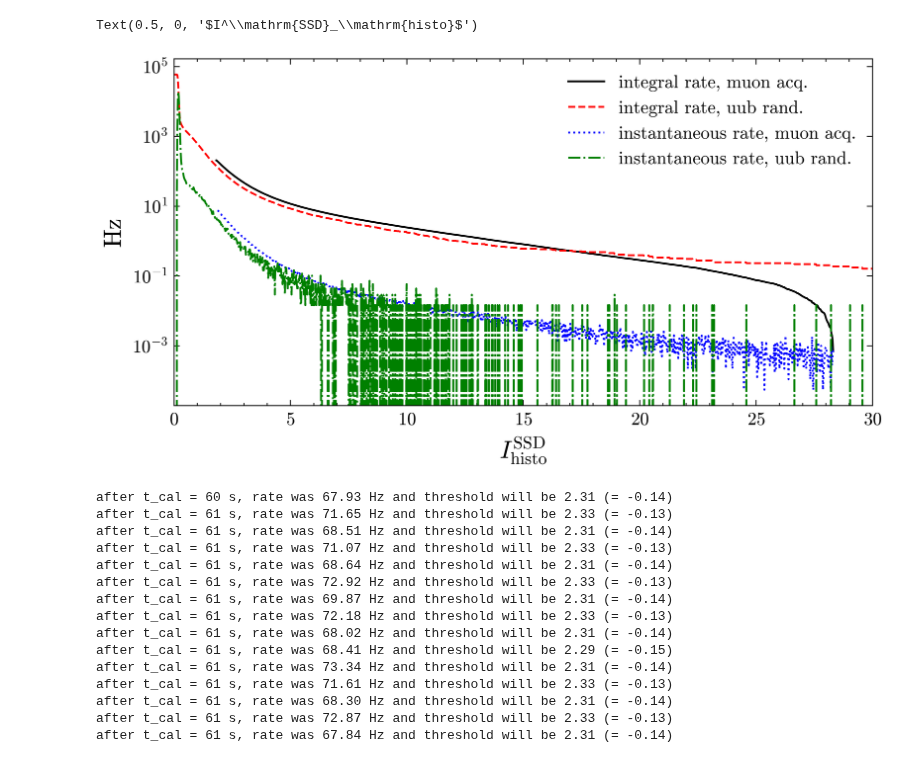
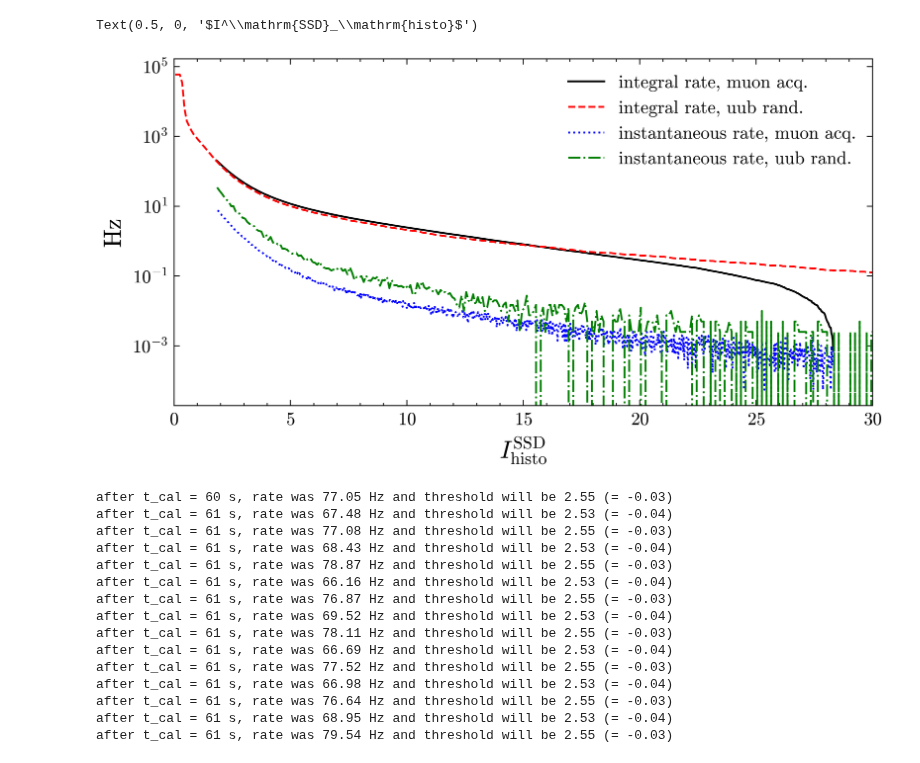
Before and after one commit to Quizznor/phd-thesis, a Jupyter notebook: Projects/CorrectionFactor/toy_mc.ipynb, the cells around one changed output. Saved outputs shown, nothing was run; the diff lists cells and outputs as text; code cells hidden in the pictures.

```diff
--- a/Projects/CorrectionFactor/toy_mc.ipynb
+++ b/Projects/CorrectionFactor/toy_mc.ipynb
@@ -30,34 +30,35 @@ from scipy.stats import landau
 # %%
 x, y = np.loadtxt('mean_rates_t3_mip.txt', unpack=True)
-obj = tools.pickle_load('pulse_height_distribution.pkl')[0]
-x_rand, y_rand = obj[:, 0], np.cumsum(obj[:, 1][::-1])[::-1]
-inst_y_rand = -np.diff(y_rand[1:])
+# obj = tools.pickle_load('pulse_height_distribution.pkl')[0]
+x_rand, y_rand, y_err = tools.pickle_load(f'pulse_heights_randoms.pkl')
+y_rand = np.cumsum(y_rand[::-1])[::-1]
 
 inst_y = -np.diff(y[1:])
+inst_y_rand = -np.diff(y_rand[1:])
 
 def llandau(x, norm, loc, scale, suppression, cutoff):
     return norm * landau(loc, scale).pdf(x) * (1 - expit((x-cutoff)*suppression))
 
 popt, pcov = curve_fit(llandau, x[2:], inst_y,
                        bounds=([0, 0, 0, 0, 0],[np.inf, np.inf, np.inf, np.inf, np.inf]),
                        p0=[31.88461781, 1.71248985, 0.34490904, 0., 0],
                        sigma=np.sqrt(inst_y/60))
 
 plt.plot(x, y, label='integral rate, muon acq.')
 plt.plot(x_rand, y_rand, label='integral rate, uub rand.', marker='none')
 plt.plot(x[2:], inst_y, label='instantaneous rate, muon acq.', marker='none')
-plt.plot(x_rand[2:], inst_y_rand, label='instantaneous rate, uub rand.', marker='none')
+plt.plot(x_rand[18:], inst_y_rand[16:], label='instantaneous rate, uub rand.', marker='none')
 # plt.plot(x[2:], llandau(x[2:], *popt), label='instantaneous fit', marker='none')
 # plt.plot(x[2:], int_fit(x[2:]), label='fit integral', marker='none')
 
 plt.legend()
 plt.xlim(0, 30)
 plt.ylabel("Hz")
 plt.yscale('log')
 plt.xlabel("$I^\mathrm{SSD}_\mathrm{histo}$")
 # %% [output]
 Text(0.5, 0, '$I^\\mathrm{SSD}_\\mathrm{histo}$')
-[figure, old version]
+[figure, new version]
 # %%
 # from data
 
@@ -110,13 +111,11 @@ while t_cal <= 60 or n_repeat:
         print(f"after {t_cal = } s, rate was {trigger_rate:.2f} Hz and threshold will be {t_70:.2f} (= {t_70/2.64-1:.2f})")
 # %%
 # from randoms
-
-# from data
 
 t_cal = 10
 t_70 = 50 / 48.94       # real world values
 adjust = 0.2 / 48.94    # maybe this has an influence?
-i_ssd, inst_rate = x_rand[72:], inst_y_rand[70:]
+i_ssd, inst_rate = x_rand[18:], inst_y_rand[16:]
 n_repeat = 15
 
 while t_cal <= 60 or n_repeat:
@@ -159,21 +158,21 @@ while t_cal <= 60 or n_repeat:
 
         print(f"after {t_cal = } s, rate was {trigger_rate:.2f} Hz and threshold will be {t_70:.2f} (= {(t_70 - 2.64)/t_70:.2f})")
 # %% [output]
-after t_cal = 60 s, rate was 67.93 Hz and threshold will be 2.31 (= -0.14)
-after t_cal = 61 s, rate was 71.65 Hz and threshold will be 2.33 (= -0.13)
-after t_cal = 61 s, rate was 68.51 Hz and threshold will be 2.31 (= -0.14)
-after t_cal = 61 s, rate was 71.07 Hz and threshold will be 2.33 (= -0.13)
-after t_cal = 61 s, rate was 68.64 Hz and threshold will be 2.31 (= -0.14)
-after t_cal = 61 s, rate was 72.92 Hz and threshold will be 2.33 (= -0.13)
-after t_cal = 61 s, rate was 69.87 Hz and threshold will be 2.31 (= -0.14)
-after t_cal = 61 s, rate was 72.18 Hz and threshold will be 2.33 (= -0.13)
-after t_cal = 61 s, rate was 68.02 Hz and threshold will be 2.31 (= -0.14)
-after t_cal = 61 s, rate was 68.41 Hz and threshold will be 2.29 (= -0.15)
-after t_cal = 61 s, rate was 73.34 Hz and threshold will be 2.31 (= -0.14)
-after t_cal = 61 s, rate was 71.61 Hz and threshold will be 2.33 (= -0.13)
-after t_cal = 61 s, rate was 68.30 Hz and threshold will be 2.31 (= -0.14)
-after t_cal = 61 s, rate was 72.87 Hz and threshold will be 2.33 (= -0.13)
-after t_cal = 61 s, rate was 67.84 Hz and threshold will be 2.31 (= -0.14)
+after t_cal = 60 s, rate was 77.05 Hz and threshold will be 2.55 (= -0.03)
+after t_cal = 61 s, rate was 67.48 Hz and threshold will be 2.53 (= -0.04)
+after t_cal = 61 s, rate was 77.08 Hz and threshold will be 2.55 (= -0.03)
+after t_cal = 61 s, rate was 68.43 Hz and threshold will be 2.53 (= -0.04)
+after t_cal = 61 s, rate was 78.87 Hz and threshold will be 2.55 (= -0.03)
+after t_cal = 61 s, rate was 66.16 Hz and threshold will be 2.53 (= -0.04)
+after t_cal = 61 s, rate was 76.87 Hz and threshold will be 2.55 (= -0.03)
+after t_cal = 61 s, rate was 69.52 Hz and threshold will be 2.53 (= -0.04)
+after t_cal = 61 s, rate was 78.11 Hz and threshold will be 2.55 (= -0.03)
+after t_cal = 61 s, rate was 66.69 Hz and threshold will be 2.53 (= -0.04)
+after t_cal = 61 s, rate was 77.52 Hz and threshold will be 2.55 (= -0.03)
+after t_cal = 61 s, rate was 66.98 Hz and threshold will be 2.53 (= -0.04)
+after t_cal = 61 s, rate was 76.64 Hz and threshold will be 2.55 (= -0.03)
+after t_cal = 61 s, rate was 68.95 Hz and threshold will be 2.53 (= -0.04)
+after t_cal = 61 s, rate was 79.54 Hz and threshold will be 2.55 (= -0.03)
 # %%
 # from fit
 
```
Also changed, not shown: parts of 2 cells of this notebook, 20 other files.
